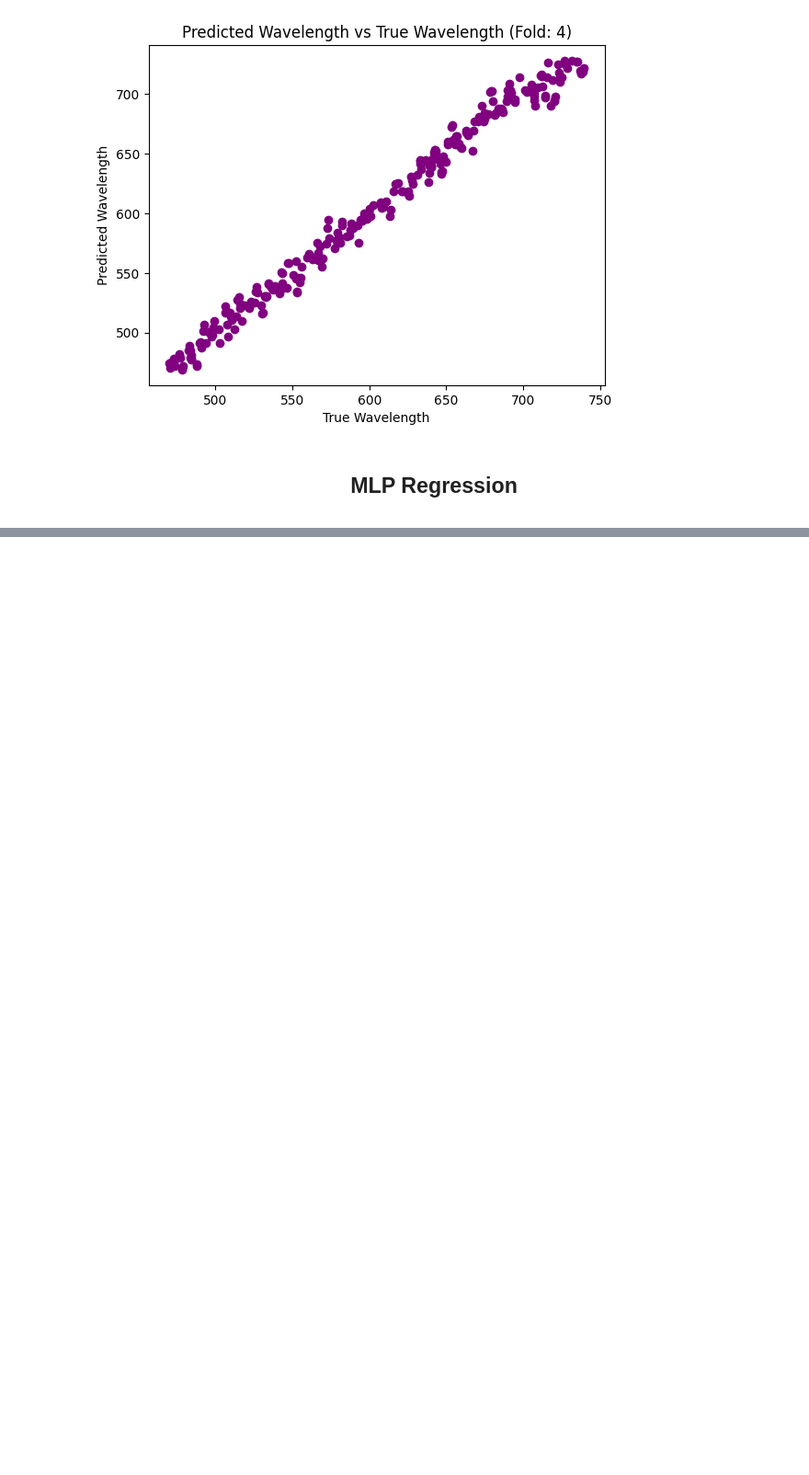
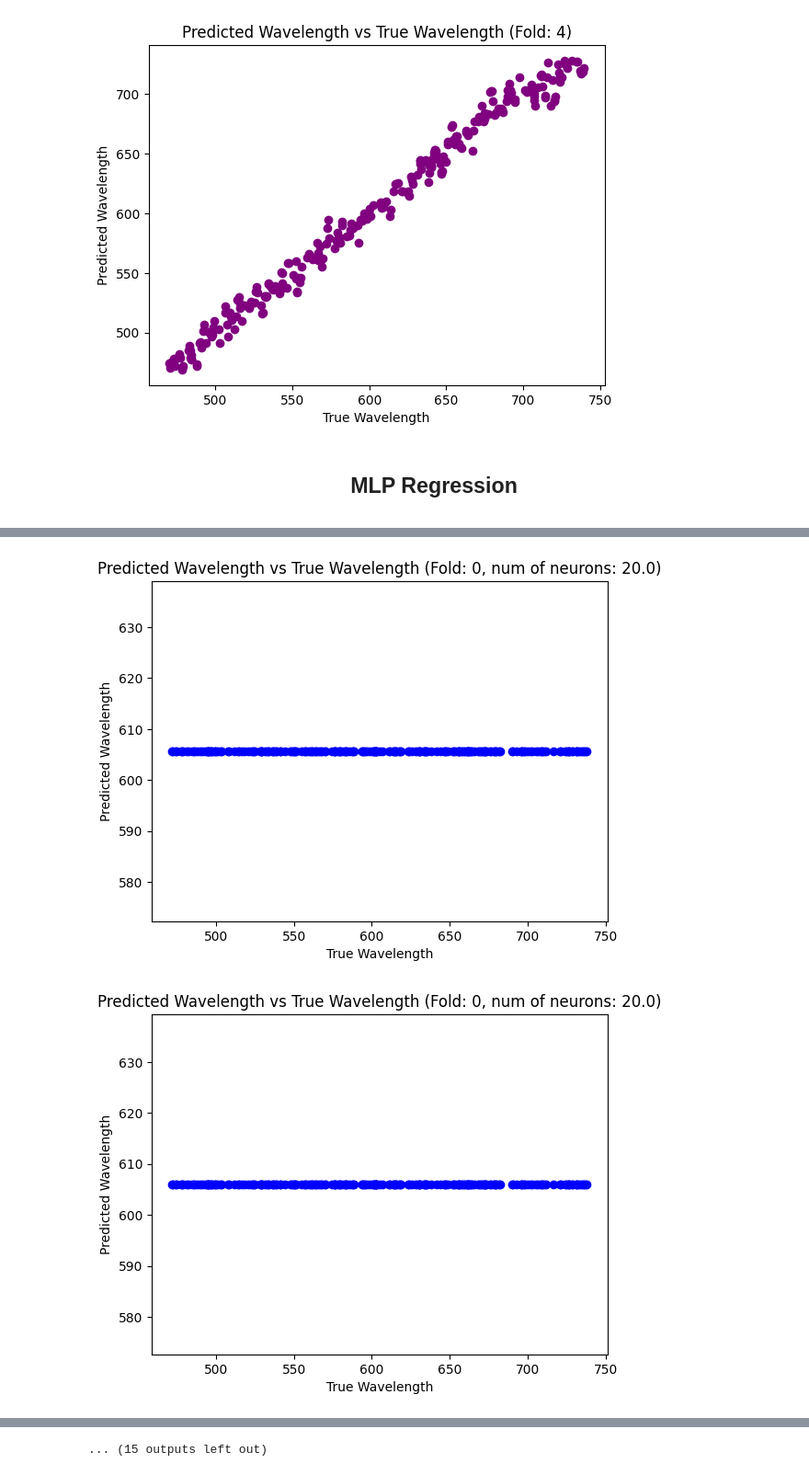
Before and after one commit to mahtabhd/MLproject, a Jupyter notebook: MLproject.ipynb, the cells around one changed output, grey strips where cells are left out. Shown at 92% size. Drawn from its saved outputs; the diff is of its cells as text; code cells hidden in the pictures; blank space fills up the shorter version.

```diff
--- a/MLproject.ipynb
+++ b/MLproject.ipynb
@@ -268,0 +187,75 @@ plt.show()
+# %%
+# Define network architecture
+initial_neuron = 20
+final_neuron = 100
+num_steps = 5
+num_neurons = np.linspace(initial_neuron, final_neuron, num_steps)
+
+# define regularization factor
+alpha = 0.0001
+
+# for storing the errors corresponding to each neuron number
+mlp_val_errors = []
+mlp_train_errors = []
+
+# Create a figure with subplots
+fig, axs = plt.subplots(nrows=num_steps, ncols=Num_Folds, figsize=(12, 6))
+
+#KFold
+for fold_num, (train_index, val_index) in enumerate(kf.split(X_train_scaled)):
+    X_train, X_val = X_train_scaled[train_index], X_train_scaled[val_index]
+    y_train, y_val = y_trainNVal[train_index], y_trainNVal[val_index]
+
+    # MLP
+    for i, neuron_count in enumerate(num_neurons):
+        # compute the size of the hidden layer
+        hidden_layer_sizes = int(neuron_count)
+
+        # create MLP Regressor model
+        model = MLPRegressor(hidden_layer_sizes=hidden_layer_sizes, activation='relu', solver='sgd', max_iter=1000, random_state=42, alpha=alpha)
+
+        # fit the model on trainig data
+        model.fit(X_train, y_train)
+
+        # make predictions on the training data
+        y_train_pred = model.predict(X_train)
+
+        # make predictions on the validation data
+        y_val_pred = model.predict(X_val)
+
+        # calculate MSE for this fold and this number of neurons on the train and validation data and append it to the val_errors and train_errors
+        mse_train = mean_squared_error(y_train, y_train_pred)
+        mse_val = mean_squared_error(y_val, y_val_pred)
+        mlp_train_errors.append(mse_train)
+        mlp_val_errors.append(mse_val)
+
+
+        # if this has the min error, calculate for test set
+        if mse_val == min(mlp_val_errors):
+            best_fold = fold_num
+            best_neurons = neuron_count
+            y_test_pred = model.predict(X_test_scaled)
+
+        if show_folds:
+            .scatter(y_val, y_val_pred, color='blue')
+            plt.xlabel('True Wavelength')
+            plt.ylabel('Predicted Wavelength')
+            plt.title(f'Predicted Wavelength vs True Wavelength (Fold: {fold_num}, num of neurons: {best_neurons})')
+            plt.show()
+
+# compute MSE for the training, validation and test sets
+mean_mse_train = np.mean(mlp_train_errors)
+mean_mse_val = np.mean(mlp_val_errors)
+test_mse = mean_squared_error(y_test, y_test_pred)
+print('Mean MSE in training set:', mean_mse_train)
+print('Mean MSE in validation set:', mean_mse_val)
+print('MSE for test data:', test_mse)
+
+plt.scatter(y_test, y_test_pred, color='purple')
+plt.xlabel('True wavelength')
+plt.ylabel('Predicted wavelength')
+plt.title(f'Predicted Wavelength vs True Wavelength for test set (Fold: {fold_num}, num of neurons: {best_neurons})')
+plt.show()
+# %% [output]
+[figure, added]
+[figure, added]
@@ -268,0 +272 @@ plt.show()
+... (15 outputs left out)
```
Also changed, not shown: parts of 11 cells of this notebook.
